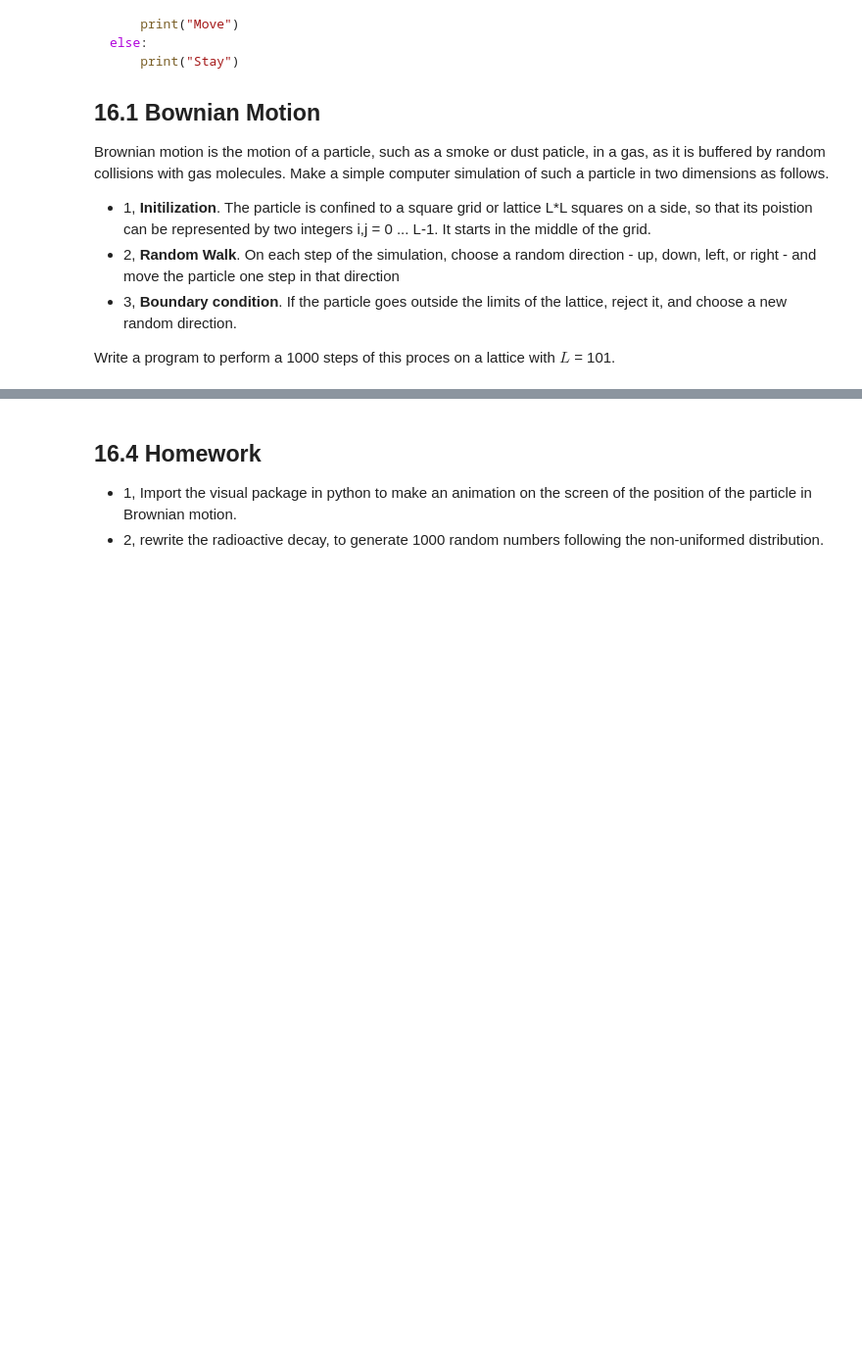
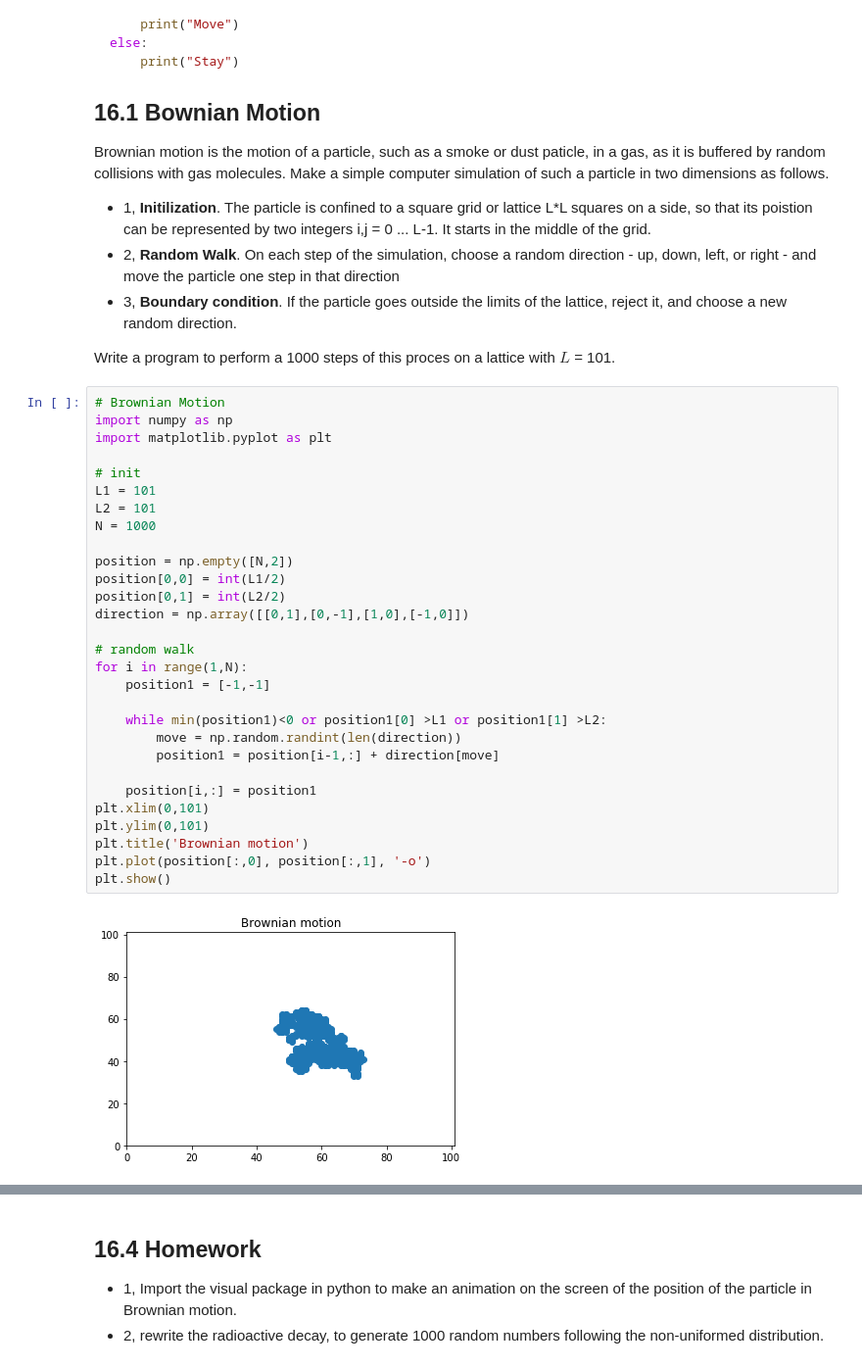
Before and after one commit to MaterSim/ComputationalPhysics300, a Jupyter notebook: Lec_16.ipynb, the cells around one changed output, grey strips where cells are left out. Shown at 98% size. Cells and saved outputs as stored; diff of their text form; blank space fills up the shorter version.

```diff
--- a/Lec_16.ipynb
+++ b/Lec_16.ipynb
@@ -33,6 +33,37 @@ with gas molecules. Make a simple computer simulation of such a particle in two
 - 3, __Boundary condition__. If the particle goes outside the limits of the lattice, reject it, and choose a new random direction.
 
 Write a program to perform a 1000 steps of this proces on a lattice with $L$ = 101.
+# %%
+# Brownian Motion
+import numpy as np
+import matplotlib.pyplot as plt
+
+# init
+L1 = 101
+L2 = 101
+N = 1000
+
+position = np.empty([N,2])
+position[0,0] = int(L1/2)
+position[0,1] = int(L2/2)
+direction = np.array([[0,1],[0,-1],[1,0],[-1,0]])
+
+# random walk
+for i in range(1,N):
+    position1 = [-1,-1]
+
+    while min(position1)<0 or position1[0] >L1 or position1[1] >L2:
+        move = np.random.randint(len(direction))
+        position1 = position[i-1,:] + direction[move]
+
+    position[i,:] = position1
+plt.xlim(0,101)
+plt.ylim(0,101)
+plt.title('Brownian motion')
+plt.plot(position[:,0], position[:,1], '-o')
+plt.show()
+# %% [output]
+[figure, added]
 # %% [markdown]
 ## 16.2 Non-uniform Random Numbers
 
```
Also changed, not shown: parts of 4 cells of this notebook.
